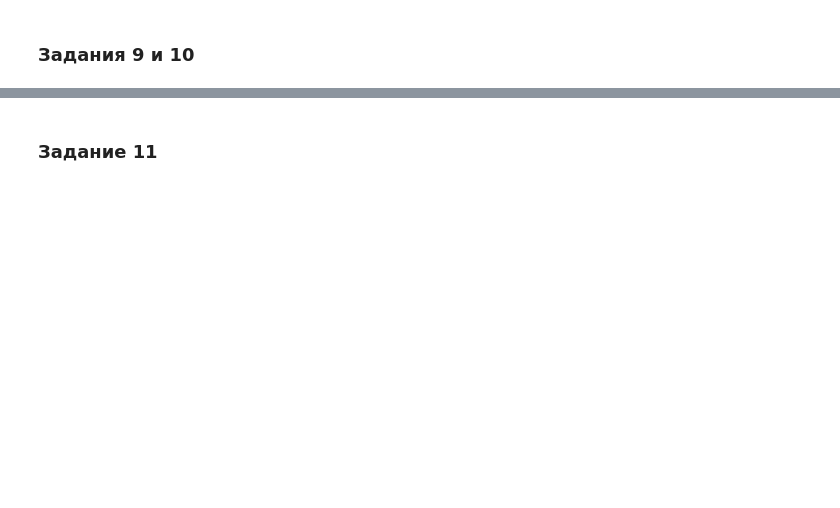
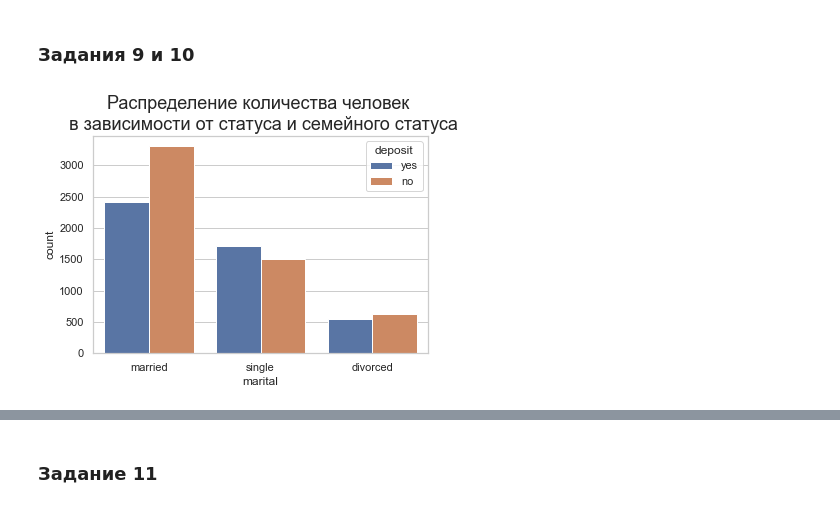
Before and after one commit to Alexx-Yu/python_classes, a Jupyter notebook: Project 04/Project_4_ML.ipynb, the cells around one changed output, grey strips where cells are left out. Drawn from its saved outputs; the diff is of its cells as text; code cells hidden in the pictures; blank space fills up the shorter version.

```diff
--- a/Project 04/Project_4_ML.ipynb
+++ b/Project 04/Project_4_ML.ipynb
@@ -139,5 +233,10 @@ Name: deposit, dtype: int64
 ### Задания 9 и 10
 # %%
 # постройте визуализации для открывших и неоткрывших депозит в зависимости от семейного статуса
+
+countplot = sns.countplot(data=df, x="marital", hue="deposit");
+countplot.set_title('Распределение количества человек \n в зависимости от статуса и семейного статуса', fontsize=18);
+# %% [output]
+[figure, added]
 # %%
 # постройте визуализации для открывших и неоткрывших депозит в зависимости от образования
```
Also changed, not shown: parts of 8 cells of this notebook, 3 other files.
